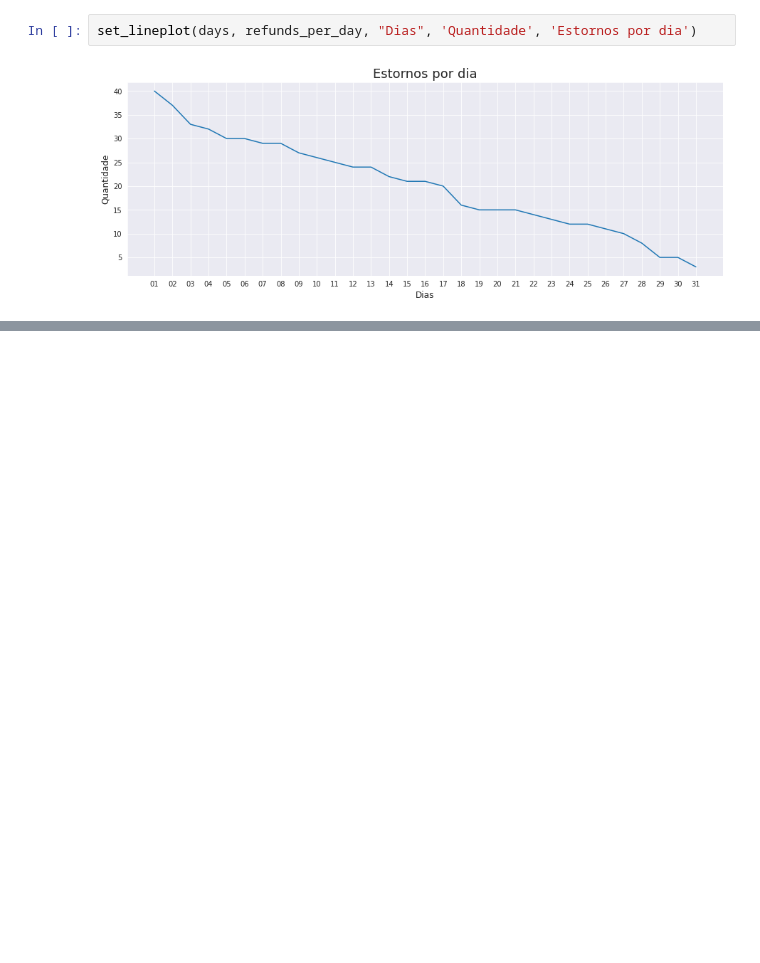
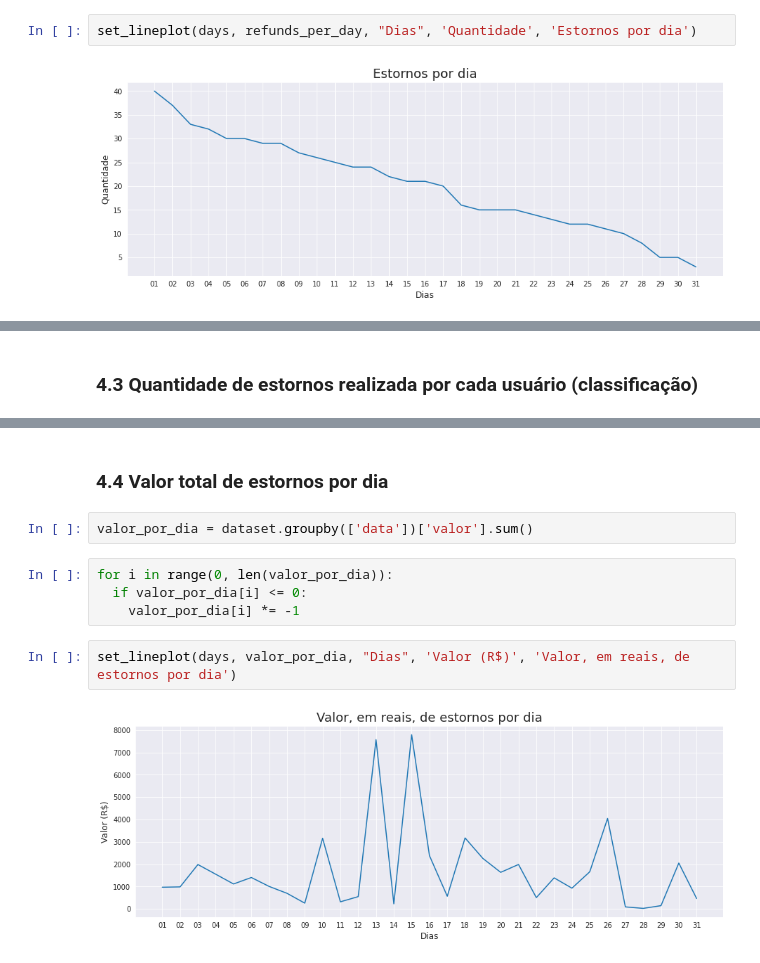
Before and after one commit to strawndri/slaviero-suct-data-analysis, a Jupyter notebook: Notebooks/refunds.ipynb, the cells around one changed output, grey strips where cells are left out. Saved outputs shown, nothing was run; the diff lists cells and outputs as text; blank space fills up the shorter version.

```diff
--- a/Notebooks/refunds.ipynb
+++ b/Notebooks/refunds.ipynb
@@ -151,6 +151,8 @@ dataset.head()
 | 2 | 510.0 | 57813205.0 | DIFERENÇA DE DIARIA | -196.79 | 0.00 | -196.79 | 05/01/2022 | 12:14:57 PM | RFELIZ | 1 | ... |
 | 3 | 502.0 | 57837422.0 | DIARIA | -196.24 | 0.00 | -196.24 | 05/01/2022 | 11:24:00 PM | RFELIZ | 1 | ... |
 | 4 | 510.0 | 57813205.0 | DIFERENÇA DE DIARIA | -30.00 | 0.00 | -30.00 | 05/01/2022 | 12:13:47 PM | RFELIZ | 1 | ... |
+# %% [markdown]
+### 4.3 Quantidade de estornos realizada por cada usuário (classificação)
 # %%
 frequencia = pd.crosstab(dataset['usuario'], dataset['motivo'])
 frequencia
@@ -165,3 +167,15 @@ frequencia
 | LPADOVINO | 8 | 0 | 28 | 0 | 0 | ... |
 | RFELIZ | 1 | 11 | 99 | 21 | 0 | ... |
 | RFREITAS | 0 | 0 | 58 | 9 | 1 | ... |
+# %% [markdown]
+### 4.4 Valor total de estornos por dia
+# %%
+valor_por_dia = dataset.groupby(['data'])['valor'].sum()
+# %%
+for i in range(0, len(valor_por_dia)):
+  if valor_por_dia[i] <= 0:
+    valor_por_dia[i] *= -1
+# %%
+set_lineplot(days, valor_por_dia, "Dias", 'Valor (R$)', 'Valor, em reais, de estornos por dia')
+# %% [output]
+[figure, added]
```
